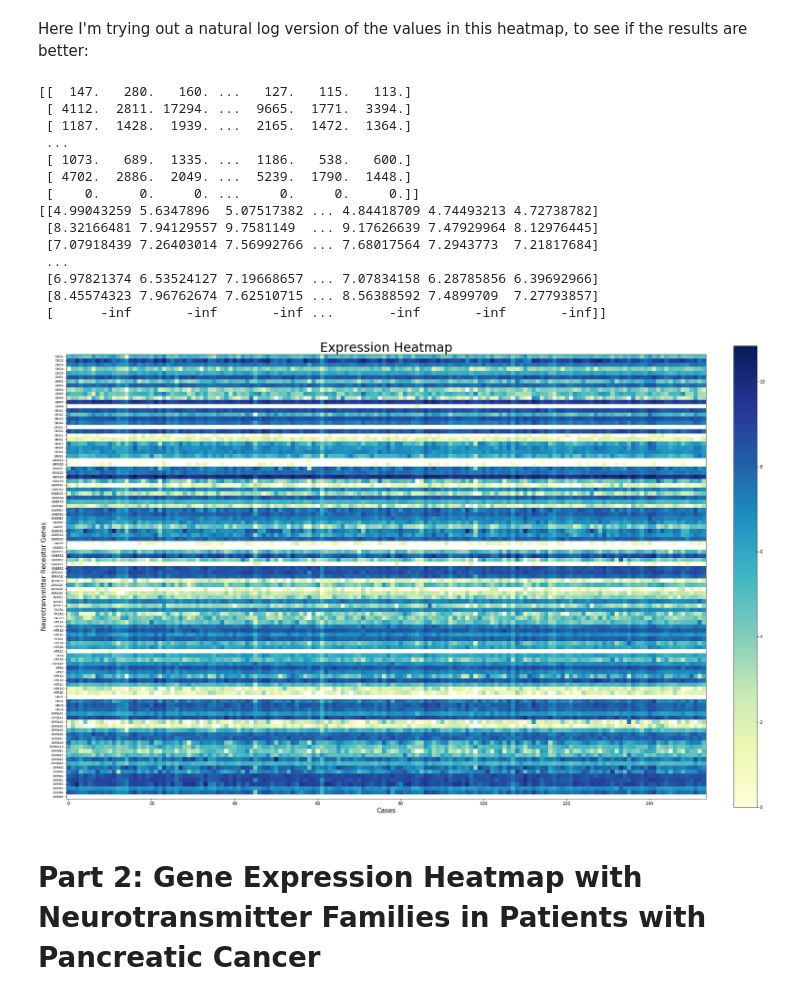
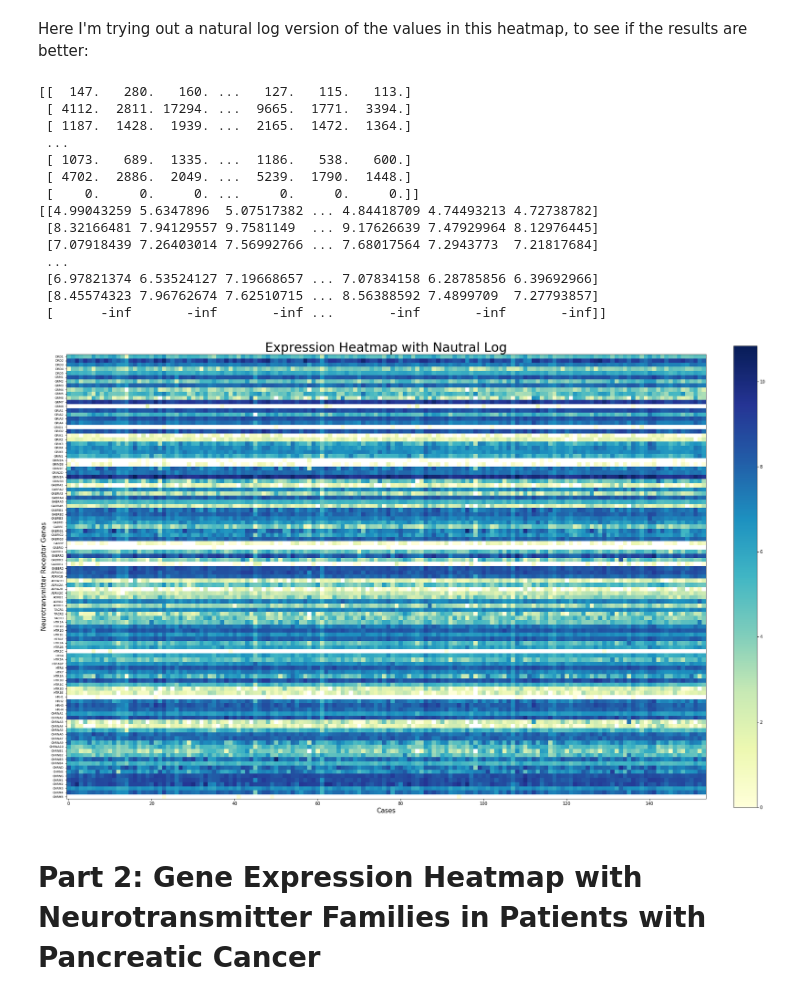
Before and after one commit to sophiaho/broad-work, a Jupyter notebook: cancer_expression_heatmap.ipynb, the cells around one changed output. Saved outputs shown, nothing was run; the diff lists cells and outputs as text; code cells hidden in the pictures.

```diff
--- a/cancer_expression_heatmap.ipynb
+++ b/cancer_expression_heatmap.ipynb
@@ -190,35 +189,35 @@ def draw_expression_log_heatmap():
     ax.set_xlabel("Cases", fontsize=15)
 
     # resizing the graph
     fig = plt.gcf()
     fig.set_size_inches(24, 16)
 
 
     fig.colorbar(im, fraction = 0.046, pad = 0.04)
 
-    ax.set_title("Expression Heatmap", fontsize=30, ha='center')
+    ax.set_title("Expression Heatmap with Nautral Log", fontsize=30, ha='center')
     fig.tight_layout()
     plt.show()
 
     fig.savefig('image/test.png', dpi=100)
 
 draw_expression_log_heatmap()
 # %% [output]
 [[  147.   280.   160. ...   127.   115.   113.]
  [ 4112.  2811. 17294. ...  9665.  1771.  3394.]
  [ 1187.  1428.  1939. ...  2165.  1472.  1364.]
  ...
  [ 1073.   689.  1335. ...  1186.   538.   600.]
  [ 4702.  2886.  2049. ...  5239.  1790.  1448.]
  [    0.     0.     0. ...     0.     0.     0.]]
 [[4.99043259 5.6347896  5.07517382 ... 4.84418709 4.74493213 4.72738782]
  [8.32166481 7.94129557 9.7581149  ... 9.17626639 7.47929964 8.12976445]
  [7.07918439 7.26403014 7.56992766 ... 7.68017564 7.2943773  7.21817684]
  ...
  [6.97821374 6.53524127 7.19668657 ... 7.07834158 6.28785856 6.39692966]
  [8.45574323 7.96762674 7.62510715 ... 8.56388592 7.4899709  7.27793857]
  [      -inf       -inf       -inf ...       -inf       -inf       -inf]]
-[figure, old version]
+[figure, new version]
 # %% [markdown]
 # Part 2: Gene Expression Heatmap with Neurotransmitter Families in Patients with Pancreatic Cancer
 # %% [markdown]
```
Also changed, not shown: parts of 3 cells of this notebook.
